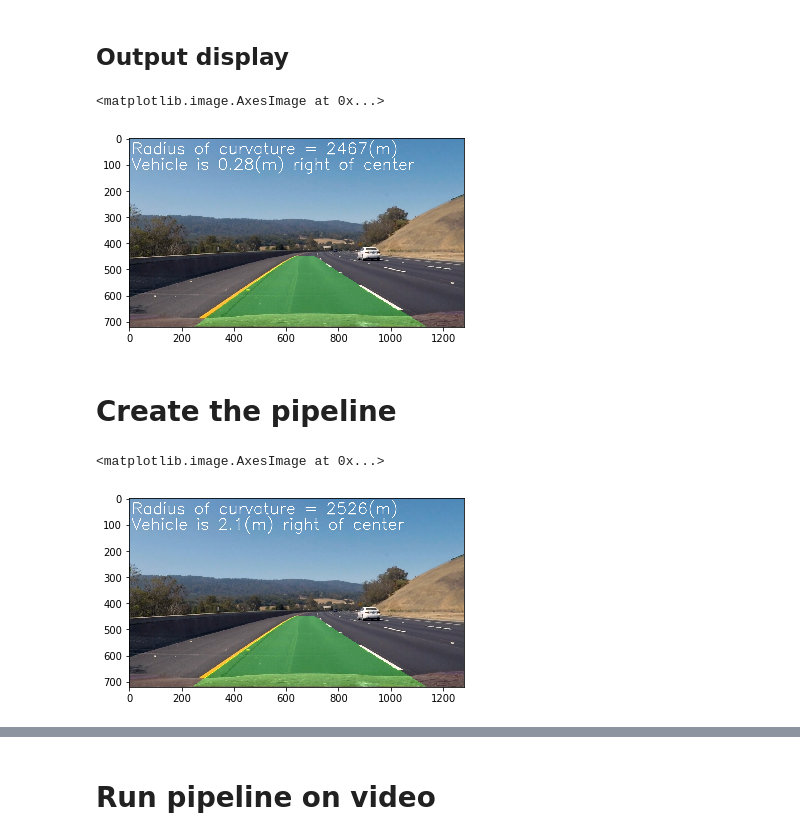
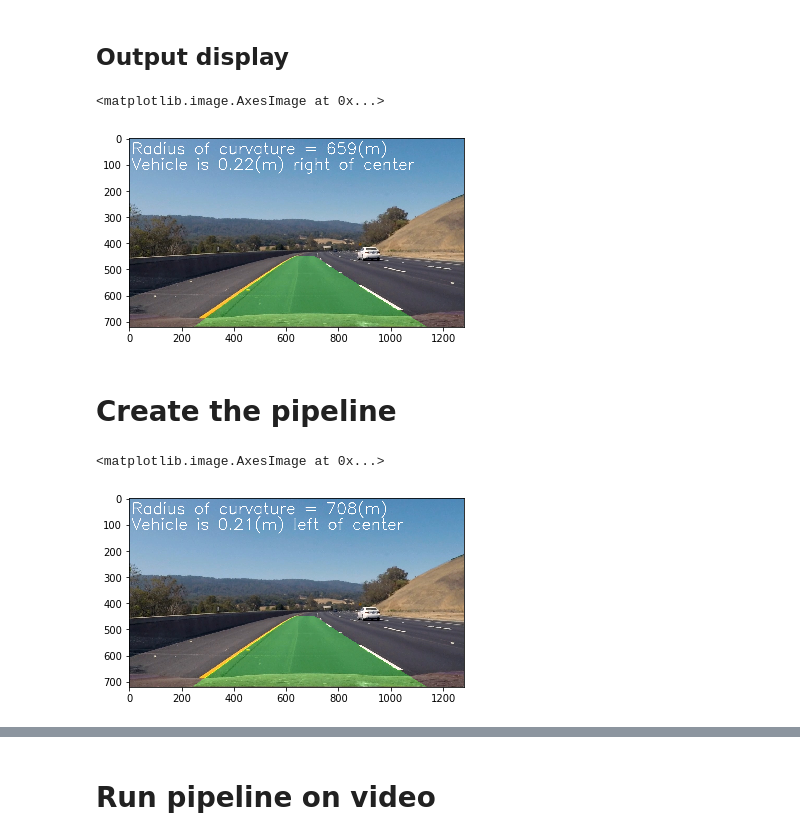
Before and after one commit to ashwinmr/CarND-Advanced-Lane-Lines, a Jupyter notebook: Main.ipynb, the cells around one changed output, grey strips where cells are left out. Drawn from its saved outputs; the diff is of its cells as text; code cells hidden in the pictures.

```diff
--- a/Main.ipynb
+++ b/Main.ipynb
@@ -90,7 +90,7 @@ Text(0.5, 1.0, 'undistorted')
 ## Create thresholded binary image
 # %%
 # Function to obtain binary threshold
-def get_bin_thresh(image,sx_thresh=(20, 100),sat_thresh=(170, 255)):
+def get_bin_thresh(image,sx_thresh,sat_thresh):
 
     # Grayscale
     image_gray = cv2.cvtColor(image,cv2.COLOR_RGB2GRAY)
@@ -127,7 +127,9 @@ image = cv2.cvtColor(image,cv2.COLOR_BGR2RGB)
 image_org = image # Store for later
 
 # Get binary threshold
-bin_thresh, sx_binary, sat_binary = get_bin_thresh(image)
+sx_thresh=(20, 100)
+sat_thresh=(170, 255)
+bin_thresh, sx_binary, sat_binary = get_bin_thresh(image,sx_thresh,sat_thresh)
 
 # Get binary threshold image
 image_bin_thresh = bin_thresh * 255
@@ -376,7 +378,7 @@ def search_around_poly(binary_warped, left_fit,right_fit):
     return leftx, lefty, rightx, righty, result
 
 # Function to fit polynomial to binary warped image
-def fit_polynomial(image_shape,leftx,lefty,rightx,righty,xm_per_pix = 30/720,ym_per_pix = 3.7/700):
+def fit_polynomial(image_shape,leftx,lefty,rightx,righty,xm_per_pix,ym_per_pix):
 
     # Fit a second order polynomial to each
     left_fit = np.polyfit(lefty,leftx,2)
@@ -387,14 +389,16 @@ def fit_polynomial(image_shape,leftx,lefty,rightx,righty,xm_per_pix = 30/720,ym_
     left_fitx = left_fit[0]*ploty**2 + left_fit[1]*ploty + left_fit[2]
     right_fitx = right_fit[0]*ploty**2 + right_fit[1]*ploty + right_fit[2]
 
-    # Fit a second order polynomial to each
     left_fit_cr = np.polyfit(lefty * ym_per_pix,leftx * xm_per_pix,2)
-    right_fit_cr = np.polyfit(righty* ym_per_pix,rightx * xm_per_pix,2)
+    right_fit_cr = np.polyfit(righty * ym_per_pix,rightx * xm_per_pix,2)
 
     return left_fit, right_fit, left_fit_cr, right_fit_cr, left_fitx, right_fitx, ploty
 
+xm_per_pix = 3.7/890
+ym_per_pix = 30/720
+
 leftx, lefty, rightx, righty, image_out = find_lane_pixels(image_bin_warped)
-left_fit, right_fit, left_fit_cr, right_fit_cr, left_fitx, right_fitx, ploty = fit_polynomial(image_bin_warped.shape,leftx,lefty,rightx,righty)
+left_fit, right_fit, left_fit_cr, right_fit_cr, left_fitx, right_fitx, ploty = fit_polynomial(image_bin_warped.shape,leftx,lefty,rightx,righty,xm_per_pix,ym_per_pix)
 
 plt.figure()
 plt.plot(left_fitx,ploty,color = 'yellow')
@@ -403,7 +407,7 @@ plt.imshow(image_out)
 plt.title('Found lane pixels')
 
 leftx, lefty, rightx, righty, image_out = search_around_poly(image_bin_warped,left_fit,right_fit)
-left_fit, right_fit, left_fit_cr, right_fit_cr, left_fitx, right_fitx, ploty = fit_polynomial(image_bin_warped.shape,leftx,lefty,rightx,righty)
+left_fit, right_fit, left_fit_cr, right_fit_cr, left_fitx, right_fitx, ploty = fit_polynomial(image_bin_warped.shape,leftx,lefty,rightx,righty,xm_per_pix,ym_per_pix)
 
 plt.figure()
 plt.plot(left_fitx,ploty,color = 'yellow')
@@ -419,13 +423,10 @@ Text(0.5, 1.0, 'Search around fit')
 # %%
 def get_curvature(left_fit_cr,right_fit_cr, y_eval):
 
-    left_curverad = ((1+(2*left_fit[0]*y_eval + left_fit[1])**2)**(3/2))/(2*left_fit[0])
-    right_curverad = ((1+(2*right_fit[0]*y_eval + right_fit[1])**2)**(3/2))/(2*right_fit[0])
+    left_curverad = ((1+(2*left_fit_cr[0]*y_eval + left_fit_cr[1])**2)**(3/2))/(2*left_fit_cr[0])
+    right_curverad = ((1+(2*right_fit_cr[0]*y_eval + right_fit_cr[1])**2)**(3/2))/(2*right_fit_cr[0])
 
     return left_curverad, right_curverad
-
-ym_per_pix = 30/720 # meters per pixel in y dimension
-xm_per_pix = 3.7/700 # meters per pixel in x dimension
 
 y_eval = np.max(ploty*ym_per_pix)
 left_curverad, right_curverad = get_curvature(left_fit_cr,right_fit_cr,y_eval)
@@ -471,7 +472,7 @@ plt.imshow(image_lane_filled)
 image_final = np.copy(image_lane_filled)
 
 # Get radius of curvature
-curve_rad = np.int((left_curverad + right_curverad)/2)
+curve_rad = np.abs(np.int((left_curverad + right_curverad)/2))
 
 # Get offset
 offset = np.int(((left_fitx[-1] + right_fitx[-1])/2 - image_final.shape[1]/2)*xm_per_pix * 100)/100
@@ -487,16 +488,11 @@ else:
 plt.imshow(image_final)
 # %% [output]
 <matplotlib.image.AxesImage at 0x...>
-[figure, old version]
+[figure, new version]
 # %% [markdown]
 # Create the pipeline
 # %%
 def pipeline(image):
-
-    sx_thresh=(20, 100)
-    sat_thresh=(170, 255)
-    xm_per_pix = 30/720
-    ym_per_pix = 3.7/700
 
     # Undistort the image
     image_undist = cv2.undistort(image, mtx, dist, None,mtx)
@@ -523,37 +519,37 @@ def pipeline(image):
     # Warp back to image
     image_lane_unwarped = get_lane_unwarped(image_bin_warped,left_fitx,right_fitx,ploty,Minv)
 
     # Combine the result with the original image
     image_final = cv2.addWeighted(image,1,image_lane_unwarped, 0.3, 0)
 
     # Get radius of curvature
-    curve_rad = np.int((left_curverad + right_curverad)/2)
+    curve_rad = np.abs(np.int((left_curverad + right_curverad)/2))
 
     # Get offset
     offset = np.int(((left_fitx[-1] + right_fitx[-1])/2 - image_final.shape[1]/2)*xm_per_pix * 100)/100
 
     # Display radius of curvature
     cv2.putText(image_final,'Radius of curvature = '+ str(curve_rad) + '(m)',(10,60),cv2.FONT_HERSHEY_SIMPLEX,2,(255,255,255),2,cv2.LINE_AA)
 
     # Display offset
     if offset > 0:
-        cv2.putText(image_final,'Vehicle is '+ str(offset) + '(m) right of center',(10,120),cv2.FONT_HERSHEY_SIMPLEX,2,(255,255,255),2,cv2.LINE_AA)
+        cv2.putText(image_final,'Vehicle is '+ str(offset) + '(m) left of center',(10,120),cv2.FONT_HERSHEY_SIMPLEX,2,(255,255,255),2,cv2.LINE_AA)
     else:
-        cv2.putText(image_final,'Vehicle is '+ str(-offset) + '(m) left of center',(10,120),cv2.FONT_HERSHEY_SIMPLEX,2,(255,255,255),2,cv2.LINE_AA)
+        cv2.putText(image_final,'Vehicle is '+ str(-offset) + '(m) right of center',(10,120),cv2.FONT_HERSHEY_SIMPLEX,2,(255,255,255),2,cv2.LINE_AA)
 
     return image_final
 
 # Obtain test image file
 image = cv2.imread('test_images/test3.jpg')
 
 # Convert to RGB
 image = cv2.cvtColor(image,cv2.COLOR_BGR2RGB)
 
 # Run pipeline
 plt.imshow(pipeline(image))
 # %% [output]
 <matplotlib.image.AxesImage at 0x...>
-[figure, old version]
+[figure, new version]
 # %%
 # Run pipeline on each image in test image directory
 files = os.listdir("test_images/")
```
Also changed, not shown: parts of 3 cells of this notebook, 2 other files.
